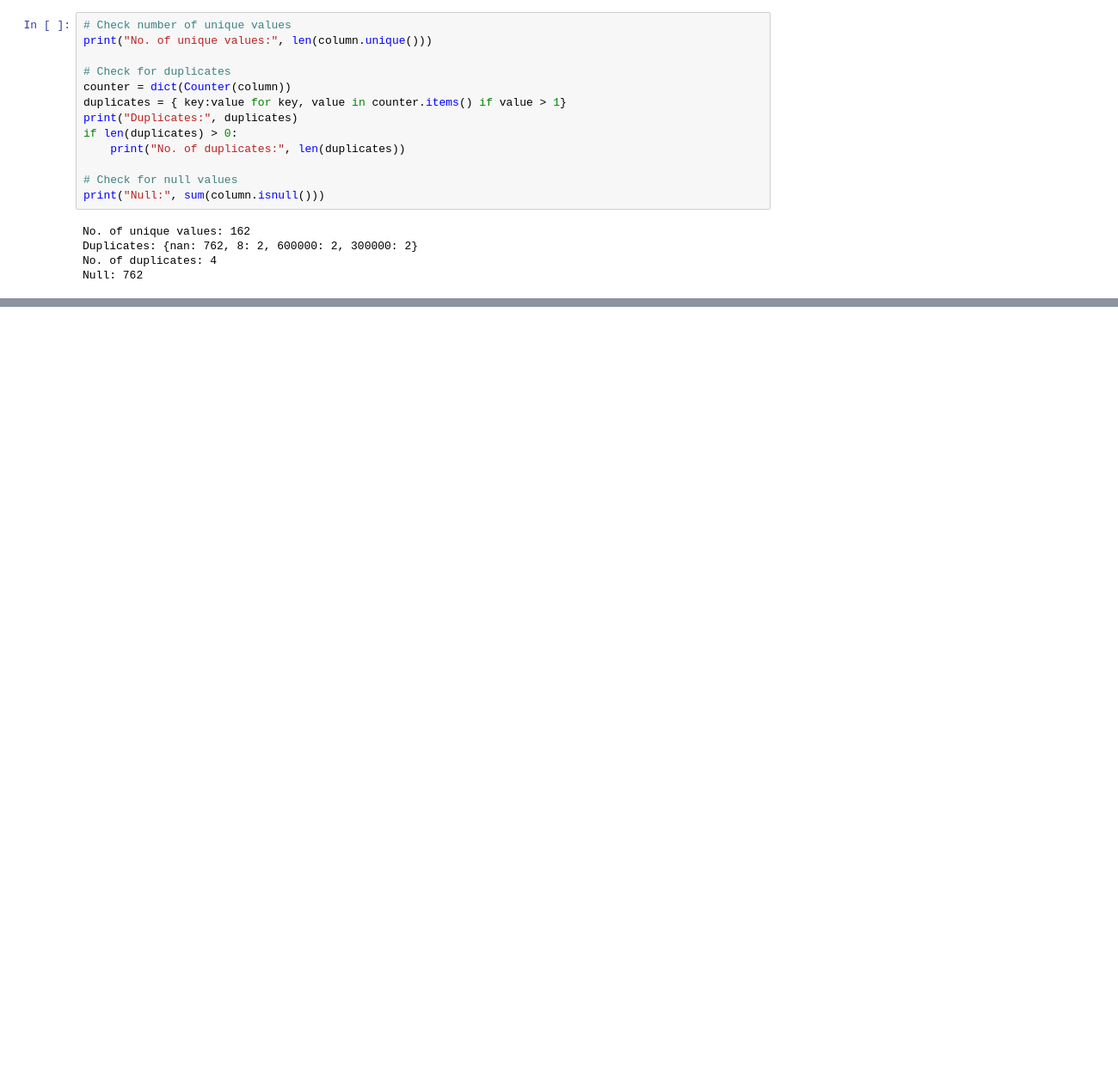
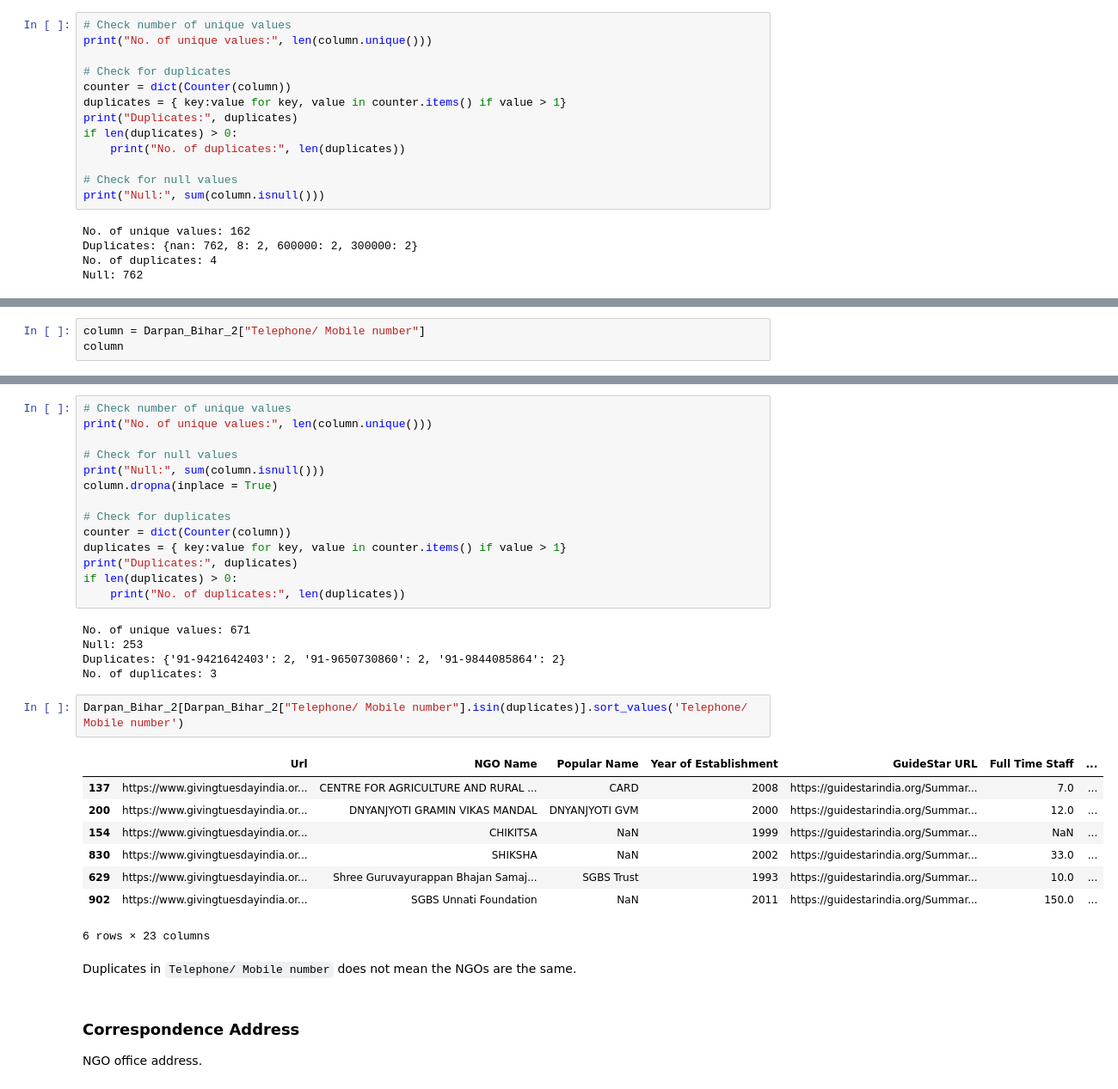
Before and after one commit to shayan-khoygani/Codebook, a Jupyter notebook: DarpanBihar3192020/DarpanBihar3192020.ipynb, the cells around one changed output, grey strips where cells are left out. Shown at 86% size. Saved outputs shown, nothing was run; the diff lists cells and outputs as text; blank space fills up the shorter version.

````diff
--- a/DarpanBihar3192020/DarpanBihar3192020.ipynb
+++ b/DarpanBihar3192020/DarpanBihar3192020.ipynb
@@ -714,0 +971,3 @@ Null: 762
+# %%
+column = Darpan_Bihar_2["Telephone/ Mobile number"]
+column
@@ -714,0 +987,36 @@ Null: 762
+# %%
+# Check number of unique values
+print("No. of unique values:", len(column.unique()))
+
+# Check for null values
+print("Null:", sum(column.isnull()))
+column.dropna(inplace = True)
+
+# Check for duplicates
+counter = dict(Counter(column))
+duplicates = { key:value for key, value in counter.items() if value > 1}
+print("Duplicates:", duplicates)
+if len(duplicates) > 0:
+    print("No. of duplicates:", len(duplicates))
+# %% [output]
+No. of unique values: 671
+Null: 253
+Duplicates: {'91-9421642403': 2, '91-9650730860': 2, '91-9844085864': 2}
+No. of duplicates: 3
+# %%
+Darpan_Bihar_2[Darpan_Bihar_2["Telephone/ Mobile number"].isin(duplicates)].sort_values('Telephone/ Mobile number')
+# %% [output]
+|  | Url | NGO Name | Popular Name | Year of Establishment | GuideStar URL | Full Time Staff | ... |
+| 137 | https://www.givingtuesdayindia.or... | CENTRE FOR AGRICULTURE AND RURAL ... | CARD | 2008 | https://guidestarindia.org/Summar... | 7.0 | ... |
+| 200 | https://www.givingtuesdayindia.or... | DNYANJYOTI GRAMIN VIKAS MANDAL | DNYANJYOTI GVM | 2000 | https://guidestarindia.org/Summar... | 12.0 | ... |
+| 154 | https://www.givingtuesdayindia.or... | CHIKITSA | NaN | 1999 | https://guidestarindia.org/Summar... | NaN | ... |
+| 830 | https://www.givingtuesdayindia.or... | SHIKSHA | NaN | 2002 | https://guidestarindia.org/Summar... | 33.0 | ... |
+| 629 | https://www.givingtuesdayindia.or... | Shree Guruvayurappan Bhajan Samaj... | SGBS Trust | 1993 | https://guidestarindia.org/Summar... | 10.0 | ... |
+| 902 | https://www.givingtuesdayindia.or... | SGBS Unnati Foundation | NaN | 2011 | https://guidestarindia.org/Summar... | 150.0 | ... |
+6 rows × 23 columns
+# %% [markdown]
+Duplicates in ```Telephone/ Mobile number``` does not mean the NGOs are the same.
+# %% [markdown]
+### Correspondence   Address
+<a class="anchor" id="5.2.16"></a>
+NGO office address.
````
Also changed, not shown: parts of 54 cells of this notebook.
